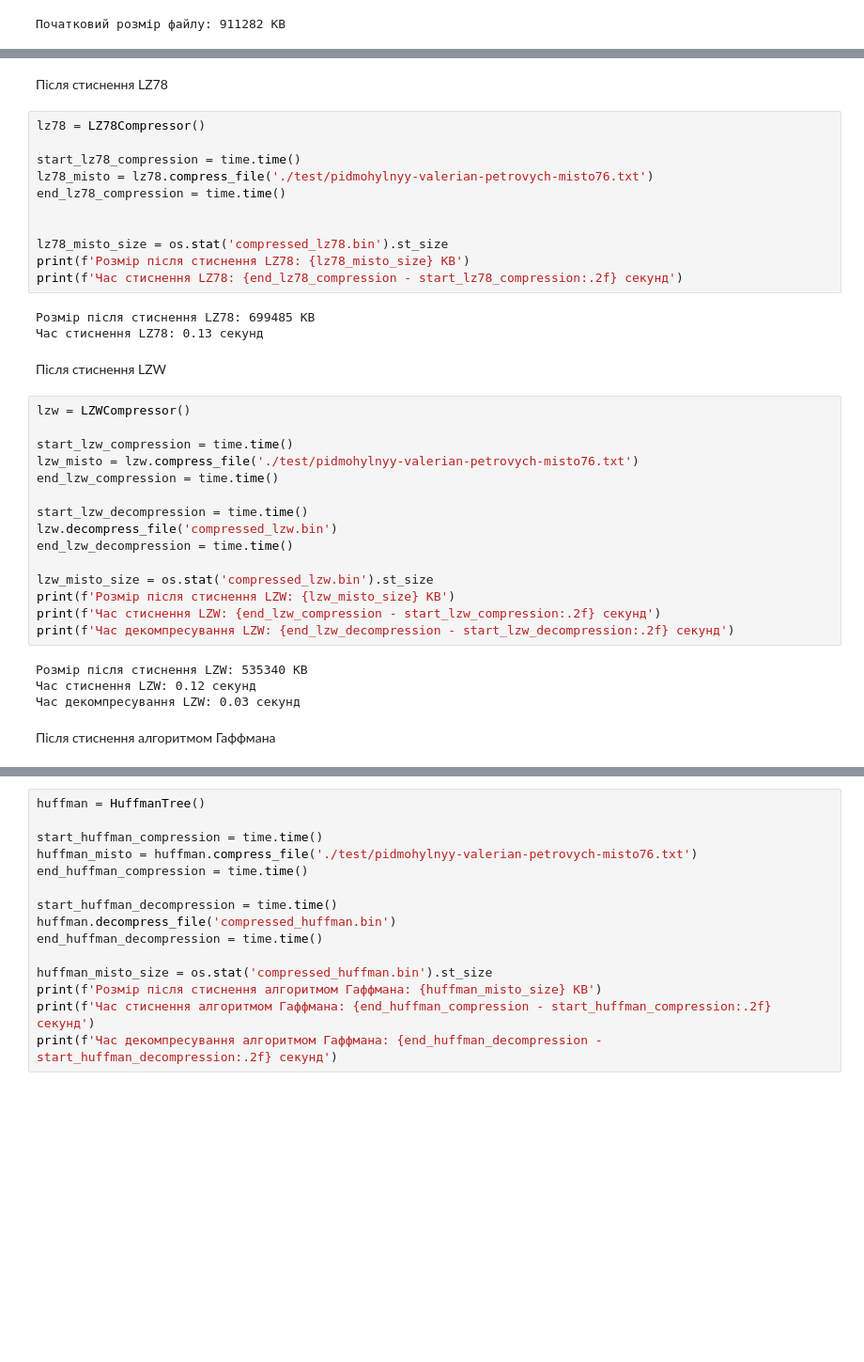
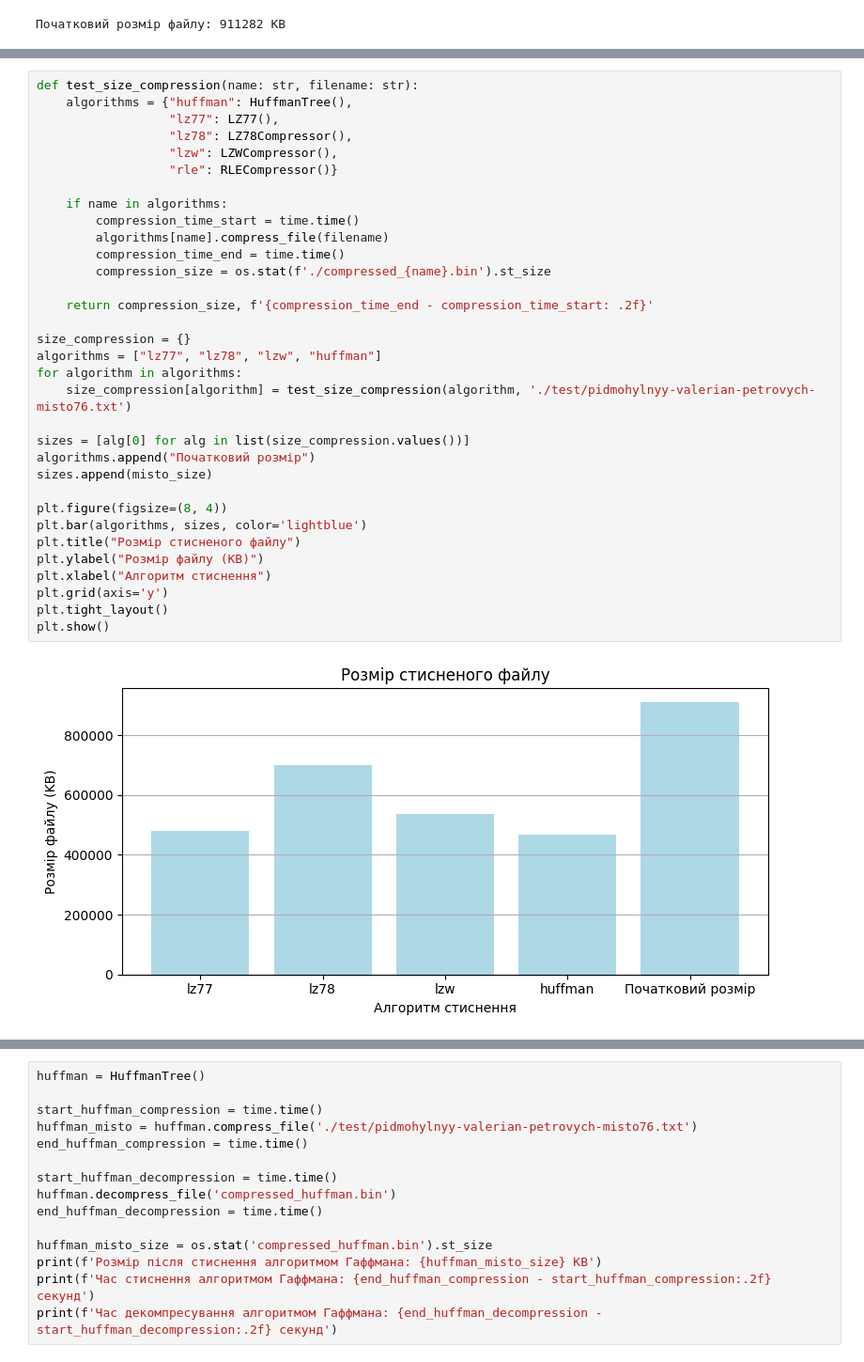
Before and after one commit to Luzefik/Exploration-of-data-compression-methods, a Jupyter notebook: testing_performance.ipynb, the cells around one changed output, grey strips where cells are left out. Shown at 94% size. Drawn from its saved outputs; the diff is of its cells as text; blank space fills up the shorter version.

Commit message:
docs: added graphics

```diff
--- a/testing_performance.ipynb
+++ b/testing_performance.ipynb
@@ -35,39 +21,35 @@ print(f'Час стиснення LZ77: {end_lz77_compression - start_lz77_compr
-# %% [markdown]
-Після стиснення LZ78
-# %%
-lz78 = LZ78Compressor()
-
-start_lz78_compression = time.time()
-lz78_misto = lz78.compress_file('./test/pidmohylnyy-valerian-petrovych-misto76.txt')
-end_lz78_compression = time.time()
-
-
-lz78_misto_size = os.stat('compressed_lz78.bin').st_size
-print(f'Розмір після стиснення LZ78: {lz78_misto_size} KB')
-print(f'Час стиснення LZ78: {end_lz78_compression - start_lz78_compression:.2f} секунд')
-# %% [output]
-Розмір після стиснення LZ78: 699485 KB
-Час стиснення LZ78: 0.13 секунд
-# %% [markdown]
-Після стиснення LZW
-# %%
-lzw = LZWCompressor()
-
-start_lzw_compression = time.time()
-lzw_misto = lzw.compress_file('./test/pidmohylnyy-valerian-petrovych-misto76.txt')
-end_lzw_compression = time.time()
-
-start_lzw_decompression = time.time()
-lzw.decompress_file('compressed_lzw.bin')
-end_lzw_decompression = time.time()
-
-lzw_misto_size = os.stat('compressed_lzw.bin').st_size
-print(f'Розмір після стиснення LZW: {lzw_misto_size} KB')
-print(f'Час стиснення LZW: {end_lzw_compression - start_lzw_compression:.2f} секунд')
-print(f'Час декомпресування LZW: {end_lzw_decompression - start_lzw_decompression:.2f} секунд')
-# %% [output]
-Розмір після стиснення LZW: 535340 KB
-Час стиснення LZW: 0.12 секунд
-Час декомпресування LZW: 0.03 секунд
-# %% [markdown]
-Після стиснення алгоритмом Гаффмана
+# %%
+def test_size_compression(name: str, filename: str):
+    algorithms = {"huffman": HuffmanTree(),
+                  "lz77": LZ77(),
+                  "lz78": LZ78Compressor(),
+                  "lzw": LZWCompressor(),
+                  "rle": RLECompressor()}
+
+    if name in algorithms:
+        compression_time_start = time.time()
+        algorithms[name].compress_file(filename)
+        compression_time_end = time.time()
+        compression_size = os.stat(f'./compressed_{name}.bin').st_size
+
+    return compression_size, f'{compression_time_end - compression_time_start: .2f}'
+
+size_compression = {}
+algorithms = ["lz77", "lz78", "lzw", "huffman"]
+for algorithm in algorithms:
+    size_compression[algorithm] = test_size_compression(algorithm, './test/pidmohylnyy-valerian-petrovych-misto76.txt')
+
+sizes = [alg[0] for alg in list(size_compression.values())]
+algorithms.append("Початковий розмір")
+sizes.append(misto_size)
+
+plt.figure(figsize=(8, 4))
+plt.bar(algorithms, sizes, color='lightblue')
+plt.title("Розмір стисненого файлу")
+plt.ylabel("Розмір файлу (KB)")
+plt.xlabel("Алгоритм стиснення")
+plt.grid(axis='y')
+plt.tight_layout()
+plt.show()
+# %% [output]
+[figure, added]
```
Also changed, not shown: parts of 49 cells of this notebook.
